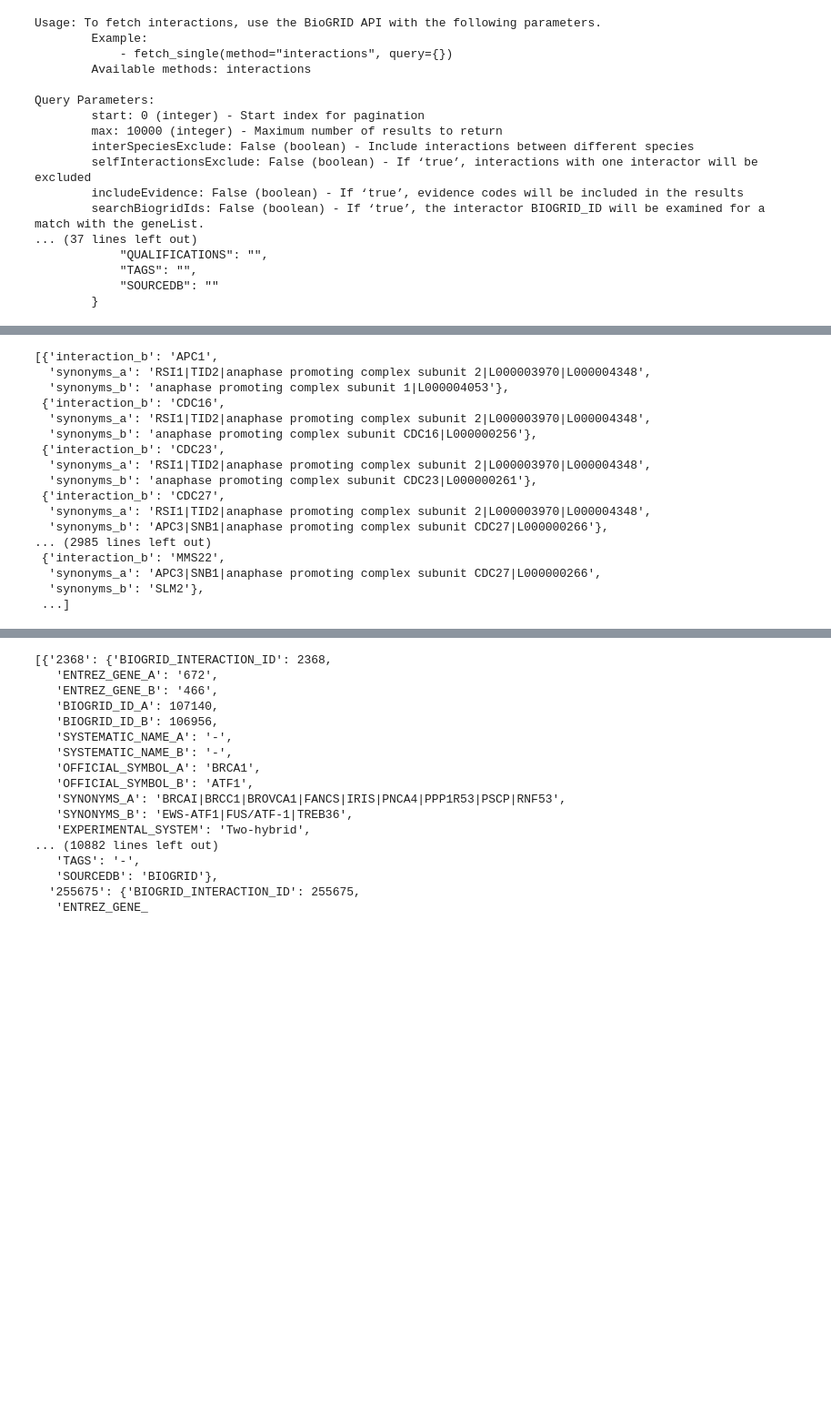
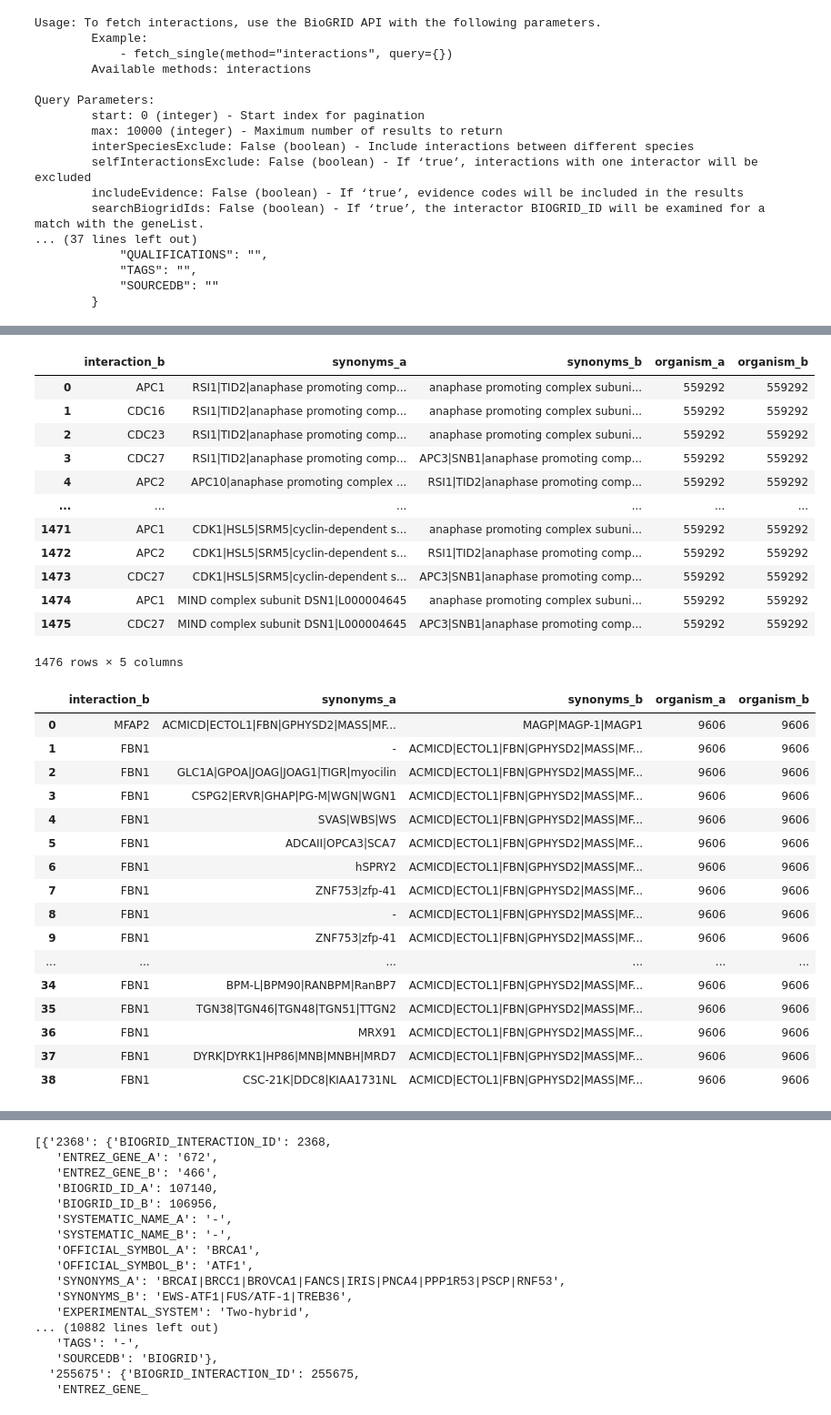
Before and after one commit to ProteinEngineering-PESB2/BioSeqDownloader, a Jupyter notebook: tests.ipynb, the cells around one changed output, grey strips where cells are left out. Shown at 91% size. Drawn from its saved outputs; the diff is of its cells as text; code cells hidden in the pictures; blank space fills up the shorter version.

```diff
--- a/tests.ipynb
+++ b/tests.ipynb
@@ -720,26 +700,52 @@ instance.fetch_single(
         "taxId": "559292",
     },
     method="interactions",
-    parse=True
+    parse=True,
+    to_dataframe=True
 )
 # %% [output]
+|  | interaction_b | synonyms_a | synonyms_b | organism_a | organism_b |
+| 0 | APC1 | RSI1|TID2|anaphase promoting comp... | anaphase promoting complex subuni... | 559292 | 559292 |
+| 1 | CDC16 | RSI1|TID2|anaphase promoting comp... | anaphase promoting complex subuni... | 559292 | 559292 |
+| 2 | CDC23 | RSI1|TID2|anaphase promoting comp... | anaphase promoting complex subuni... | 559292 | 559292 |
+| 3 | CDC27 | RSI1|TID2|anaphase promoting comp... | APC3|SNB1|anaphase promoting comp... | 559292 | 559292 |
+| 4 | APC2 | APC10|anaphase promoting complex ... | RSI1|TID2|anaphase promoting comp... | 559292 | 559292 |
+| ... | ... | ... | ... | ... | ... |
+| 1471 | APC1 | CDK1|HSL5|SRM5|cyclin-dependent s... | anaphase promoting complex subuni... | 559292 | 559292 |
+| 1472 | APC2 | CDK1|HSL5|SRM5|cyclin-dependent s... | RSI1|TID2|anaphase promoting comp... | 559292 | 559292 |
+| 1473 | CDC27 | CDK1|HSL5|SRM5|cyclin-dependent s... | APC3|SNB1|anaphase promoting comp... | 559292 | 559292 |
+| 1474 | APC1 | MIND complex subunit DSN1|L000004645 | anaphase promoting complex subuni... | 559292 | 559292 |
+| 1475 | CDC27 | MIND complex subunit DSN1|L000004645 | APC3|SNB1|anaphase promoting comp... | 559292 | 559292 |
-[{'interaction_b': 'APC1',
-  'synonyms_a': 'RSI1|TID2|anaphase promoting complex subunit 2|L000003970|L000004348',
-  'synonyms_b': 'anaphase promoting complex subunit 1|L000004053'},
- {'interaction_b': 'CDC16',
-  'synonyms_a': 'RSI1|TID2|anaphase promoting complex subunit 2|L000003970|L000004348',
-  'synonyms_b': 'anaphase promoting complex subunit CDC16|L000000256'},
- {'interaction_b': 'CDC23',
-  'synonyms_a': 'RSI1|TID2|anaphase promoting complex subunit 2|L000003970|L000004348',
-  'synonyms_b': 'anaphase promoting complex subunit CDC23|L000000261'},
- {'interaction_b': 'CDC27',
-  'synonyms_a': 'RSI1|TID2|anaphase promoting complex subunit 2|L000003970|L000004348',
-  'synonyms_b': 'APC3|SNB1|anaphase promoting complex subunit CDC27|L000000266'},
-... (2985 lines left out)
- {'interaction_b': 'MMS22',
-  'synonyms_a': 'APC3|SNB1|anaphase promoting complex subunit CDC27|L000000266',
-  'synonyms_b': 'SLM2'},
- ...]
+1476 rows × 5 columns
+# %%
+instance.fetch_single(
+    query={
+        "accessKey": biogrid_api_key,
+        "geneList": ['MFS1'],
+        "taxId": "9606",
+    },
+    method="interactions",
+    parse=True,
+    to_dataframe=True
+)
+# %% [output]
+|  | interaction_b | synonyms_a | synonyms_b | organism_a | organism_b |
+| 0 | MFAP2 | ACMICD|ECTOL1|FBN|GPHYSD2|MASS|MF... | MAGP|MAGP-1|MAGP1 | 9606 | 9606 |
+| 1 | FBN1 | - | ACMICD|ECTOL1|FBN|GPHYSD2|MASS|MF... | 9606 | 9606 |
+| 2 | FBN1 | GLC1A|GPOA|JOAG|JOAG1|TIGR|myocilin | ACMICD|ECTOL1|FBN|GPHYSD2|MASS|MF... | 9606 | 9606 |
+| 3 | FBN1 | CSPG2|ERVR|GHAP|PG-M|WGN|WGN1 | ACMICD|ECTOL1|FBN|GPHYSD2|MASS|MF... | 9606 | 9606 |
+| 4 | FBN1 | SVAS|WBS|WS | ACMICD|ECTOL1|FBN|GPHYSD2|MASS|MF... | 9606 | 9606 |
+| 5 | FBN1 | ADCAII|OPCA3|SCA7 | ACMICD|ECTOL1|FBN|GPHYSD2|MASS|MF... | 9606 | 9606 |
+| 6 | FBN1 | hSPRY2 | ACMICD|ECTOL1|FBN|GPHYSD2|MASS|MF... | 9606 | 9606 |
+| 7 | FBN1 | ZNF753|zfp-41 | ACMICD|ECTOL1|FBN|GPHYSD2|MASS|MF... | 9606 | 9606 |
+| 8 | FBN1 | - | ACMICD|ECTOL1|FBN|GPHYSD2|MASS|MF... | 9606 | 9606 |
+| 9 | FBN1 | ZNF753|zfp-41 | ACMICD|ECTOL1|FBN|GPHYSD2|MASS|MF... | 9606 | 9606 |
+| ... | ... | ... | ... | ... | ... |
+| 34 | FBN1 | BPM-L|BPM90|RANBPM|RanBP7 | ACMICD|ECTOL1|FBN|GPHYSD2|MASS|MF... | 9606 | 9606 |
+| 35 | FBN1 | TGN38|TGN46|TGN48|TGN51|TTGN2 | ACMICD|ECTOL1|FBN|GPHYSD2|MASS|MF... | 9606 | 9606 |
+| 36 | FBN1 | MRX91 | ACMICD|ECTOL1|FBN|GPHYSD2|MASS|MF... | 9606 | 9606 |
+| 37 | FBN1 | DYRK|DYRK1|HP86|MNB|MNBH|MRD7 | ACMICD|ECTOL1|FBN|GPHYSD2|MASS|MF... | 9606 | 9606 |
+| 38 | FBN1 | CSC-21K|DDC8|KIAA1731NL | ACMICD|ECTOL1|FBN|GPHYSD2|MASS|MF... | 9606 | 9606 |
 # %%
 instance.fetch_single(
     query={
```
Also changed, not shown: parts of 27 cells of this notebook, 34 other files.
